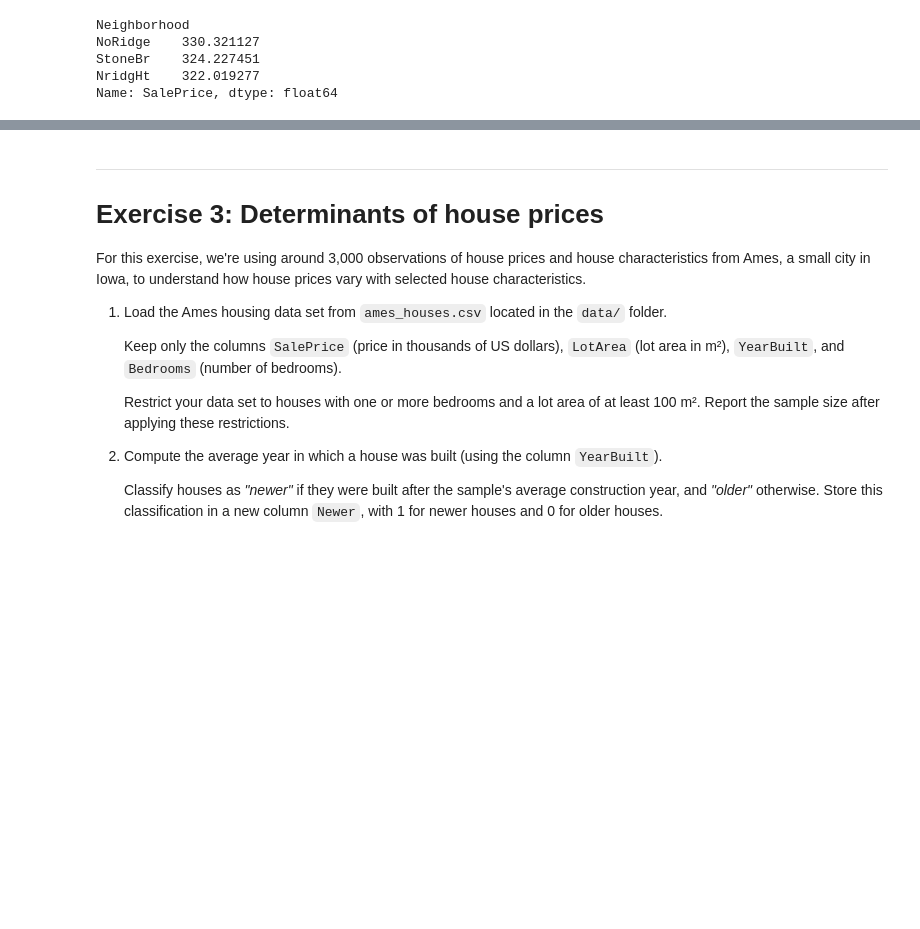
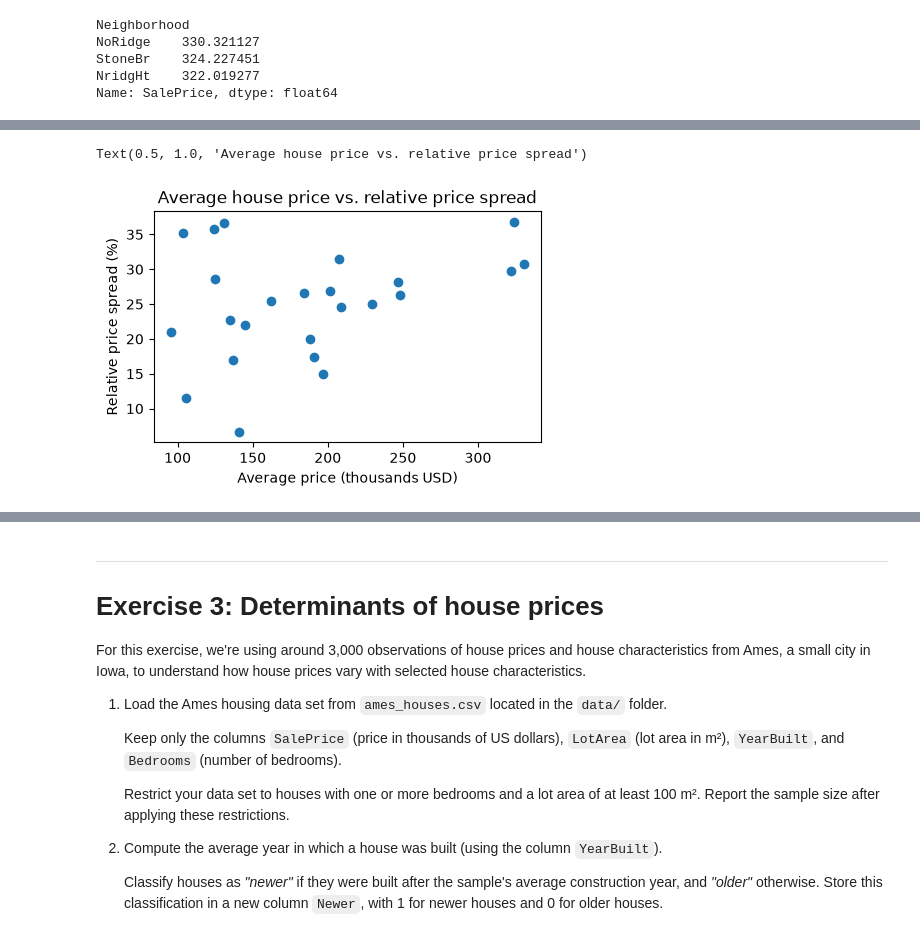
Before and after one commit to JKO-coder1/TECH2-H26, a Jupyter notebook: workshops/workshop4/workshop4_JK.ipynb, the cells around one changed output, grey strips where cells are left out. Cells and saved outputs as stored; diff of their text form; code cells hidden in the pictures; blank space fills up the shorter version.

```diff
--- a/workshops/workshop4/workshop4_JK.ipynb
+++ b/workshops/workshop4/workshop4_JK.ipynb
@@ -263,0 +300,9 @@ avg_sorted.plot.bar()
+# %%
+plt.figure(figsize=(5, 3))
+plt.scatter(avg_price, relative_price_spread)
+plt.xlabel('Average price (thousands USD)')
+plt.ylabel('Relative price spread (%)')
+plt.title('Average house price vs. relative price spread')
+# %% [output]
+Text(0.5, 1.0, 'Average house price vs. relative price spread')
+[figure, added]
```
Also changed, not shown: parts of 27 cells of this notebook.
